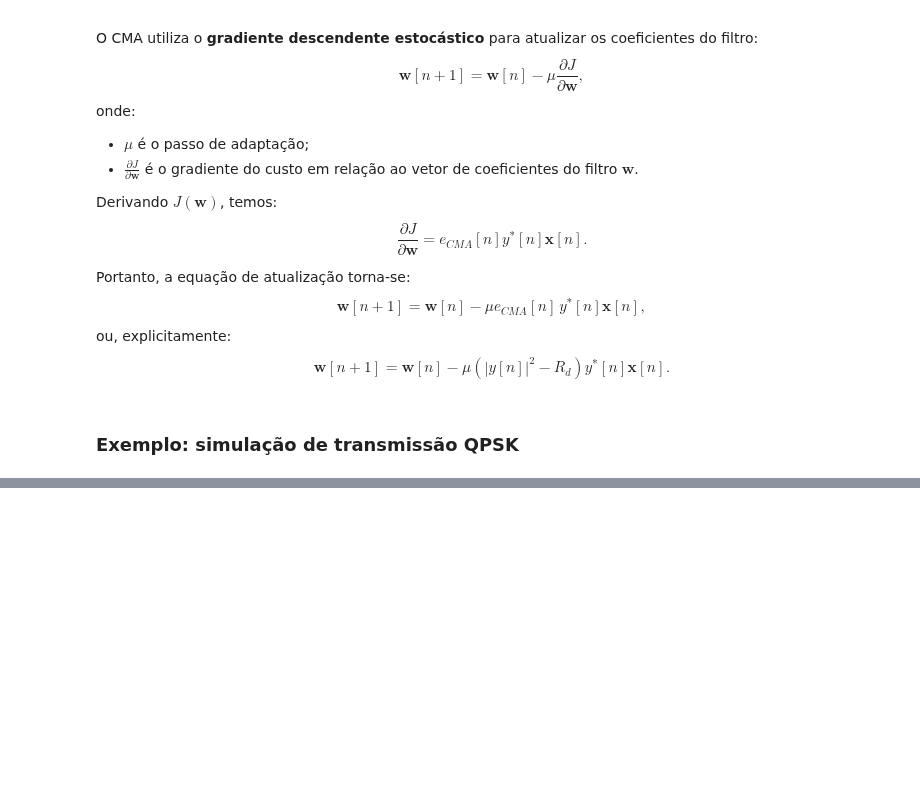
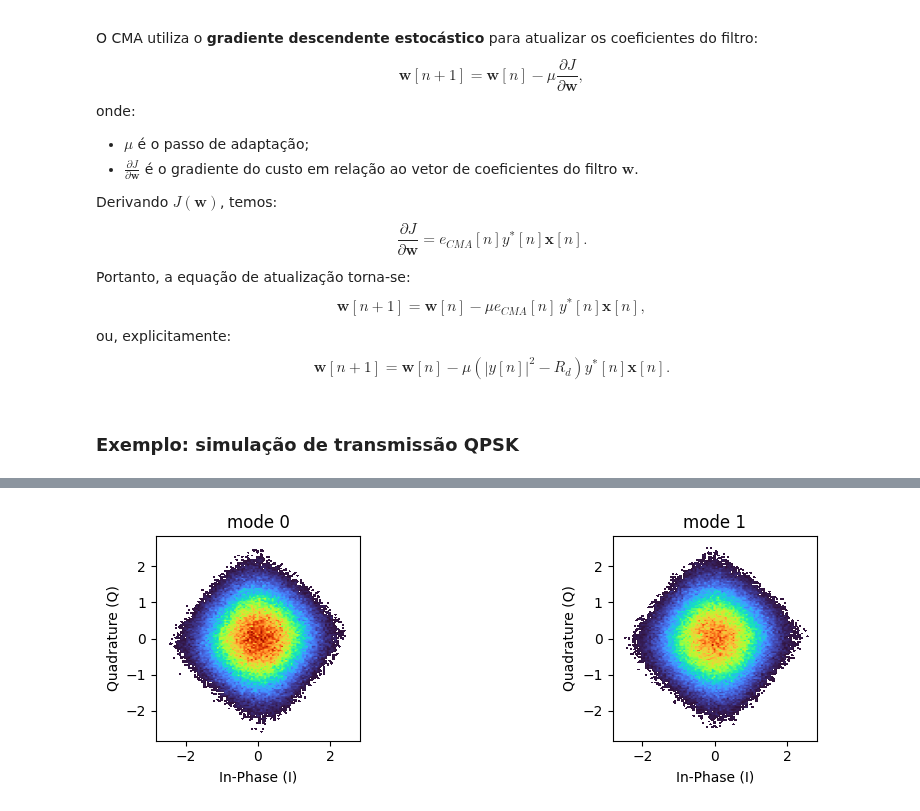
Before and after one commit to edsonportosilva/OpticalCommunications, a Jupyter notebook: jupyter notebooks/9. Equalização em sistemas ópticos coerentes.ipynb, the cells around one changed output, grey strips where cells are left out. Drawn from its saved outputs; the diff is of its cells as text; code cells hidden in the pictures; blank space fills up the shorter version.

```diff
--- a/jupyter notebooks/9. Equalização em sistemas ópticos coerentes.ipynb
+++ b/jupyter notebooks/9. Equalização em sistemas ópticos coerentes.ipynb
@@ -241,0 +391,4 @@ cma MSE = 0.008828.
+# %%
+pconst(sigRx, R=2);
+# %% [output]
+[figure, added]
```
Also changed, not shown: parts of 14 cells of this notebook.
